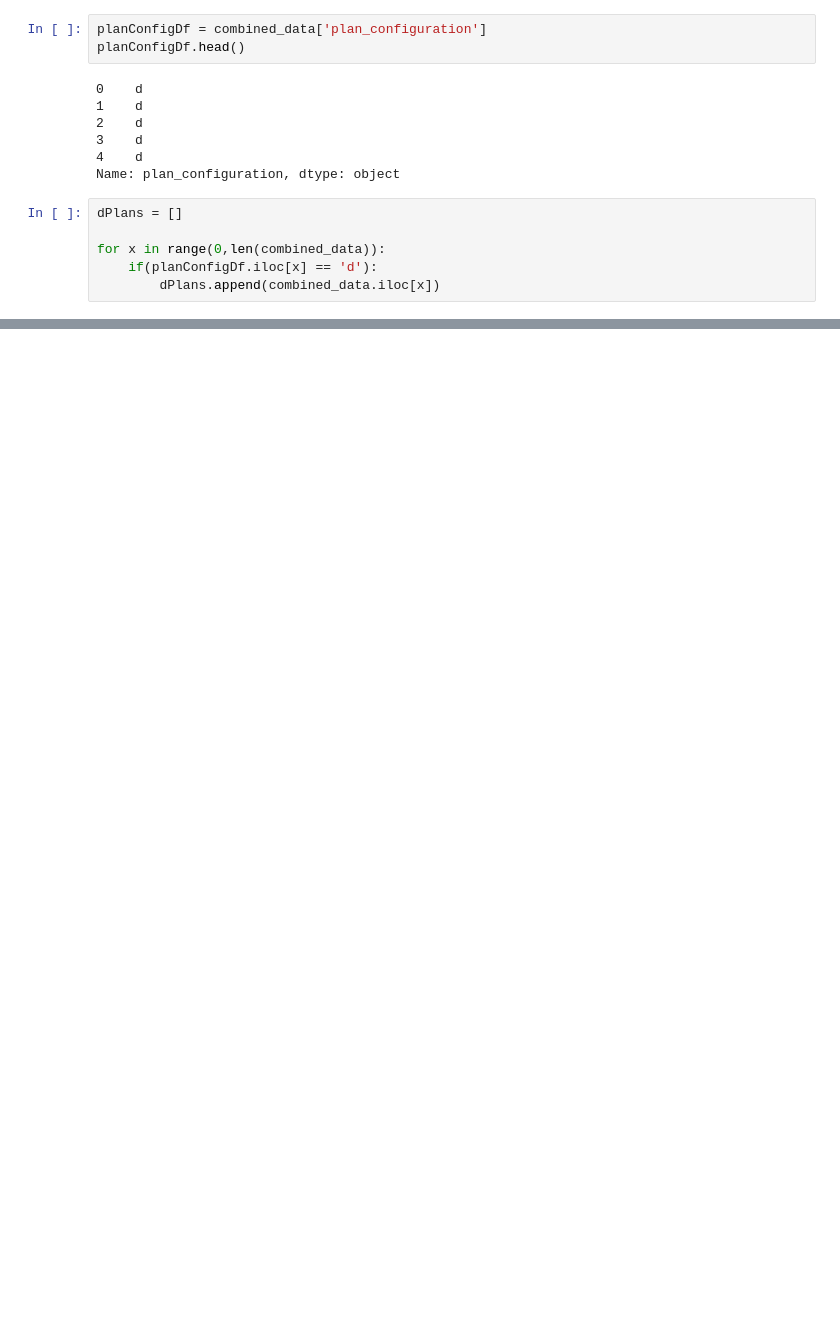
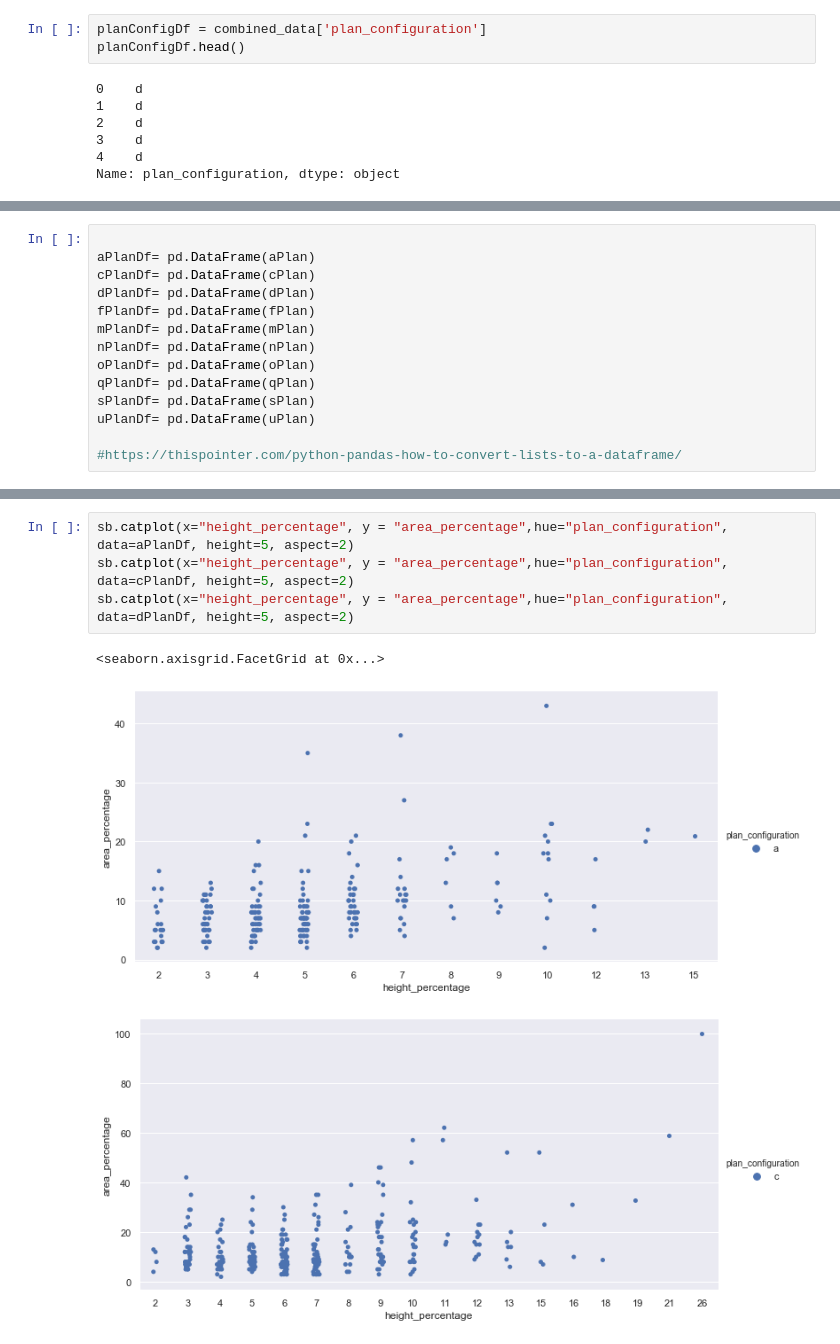
Before and after one commit to jshah39/DataSci, a Jupyter notebook: src/earthquake_shah.ipynb, the cells around one changed output, grey strips where cells are left out. Drawn from its saved outputs; the diff is of its cells as text; blank space fills up the shorter version.

```diff
--- a/src/earthquake_shah.ipynb
+++ b/src/earthquake_shah.ipynb
@@ -131,9 +140,3 @@ planConfigDf.head()
 3    d
 4    d
 Name: plan_configuration, dtype: object
-# %%
-dPlans = []
-
-for x in range(0,len(combined_data)):
-    if(planConfigDf.iloc[x] == 'd'):
-        dPlans.append(combined_data.iloc[x])
@@ -148 +199,15 @@ dPlansDf = pd.DataFrame(dPlans)
+# %%
+
+aPlanDf= pd.DataFrame(aPlan)
+cPlanDf= pd.DataFrame(cPlan)
+dPlanDf= pd.DataFrame(dPlan)
+fPlanDf= pd.DataFrame(fPlan)
+mPlanDf= pd.DataFrame(mPlan)
+nPlanDf= pd.DataFrame(nPlan)
+oPlanDf= pd.DataFrame(oPlan)
+qPlanDf= pd.DataFrame(qPlan)
+sPlanDf= pd.DataFrame(sPlan)
+uPlanDf= pd.DataFrame(uPlan)
+
+#https://thispointer.com/python-pandas-how-to-convert-lists-to-a-dataframe/
 # %%
@@ -174,2 +239,10 @@ ax = sb.countplot(x="land_surface_condition", hue="damage_grade", data=dPlansDf)
 # %% [output]
 [figure]
+# %%
+sb.catplot(x="height_percentage", y = "area_percentage",hue="plan_configuration", data=aPlanDf, height=5, aspect=2)
+sb.catplot(x="height_percentage", y = "area_percentage",hue="plan_configuration", data=cPlanDf, height=5, aspect=2)
+sb.catplot(x="height_percentage", y = "area_percentage",hue="plan_configuration", data=dPlanDf, height=5, aspect=2)
+# %% [output]
+<seaborn.axisgrid.FacetGrid at 0x...>
+[figure, added]
+[figure, added]
```
Also changed, not shown: parts of 13 cells of this notebook.
